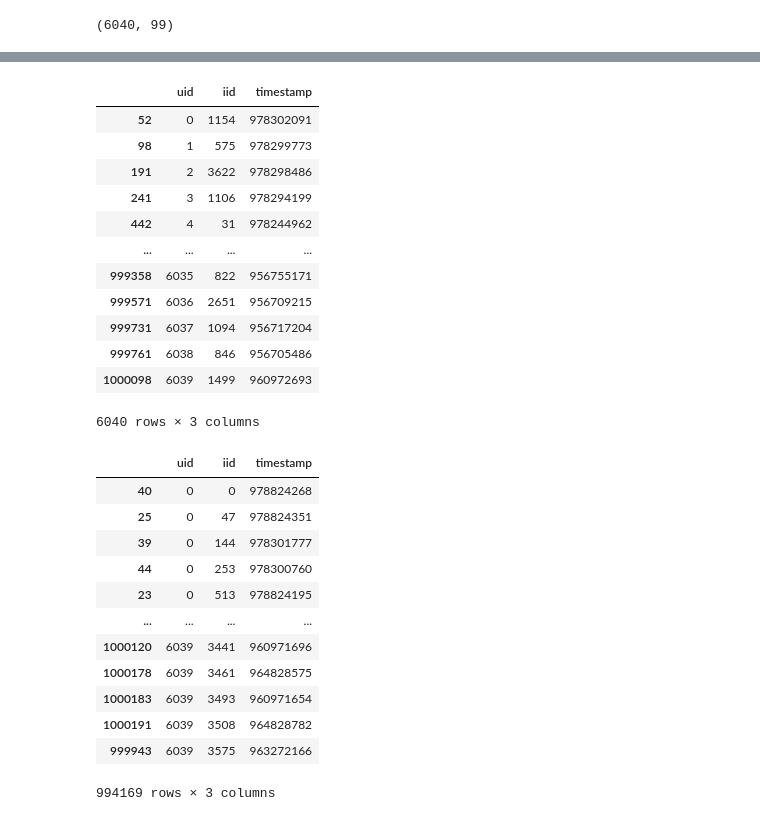
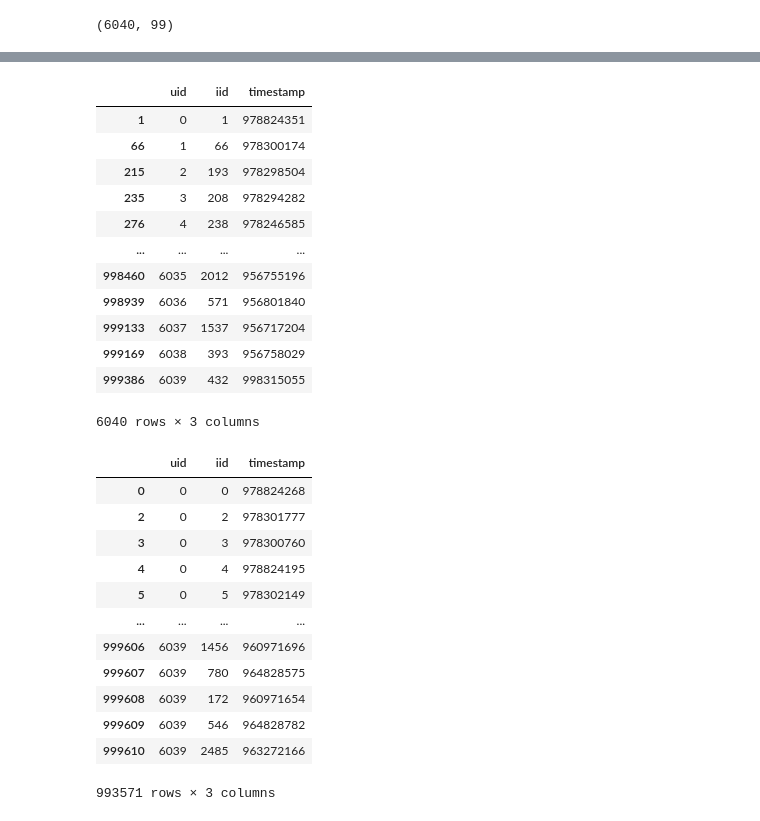
Before and after one commit to sihaixianyu/mf-cf, a Jupyter notebook: data/process.ipynb, the cells around one changed output, grey strips where cells are left out. Cells and saved outputs as stored; diff of their text form; code cells hidden in the pictures.

```diff
--- a/data/process.ipynb
+++ b/data/process.ipynb
@@ -9,6 +9,8 @@ import numpy as np
 data_dir = 'ml-1m/'
 rating_file = 'ratings.dat'
 
+min_itemcount = 20
+min_usercount = 5
 test_neg_num = 100
 
 np.random.seed(2021)
@@ -47,0 +47,6 @@ iids, len(iids)
+# %%
+user_group = raw_df.groupby('uid', as_index=False)
+user_itemcount = user_group.size()
+active_users = user_itemcount[user_itemcount['size'] >= min_itemcount]['uid']
+raw_df = raw_df[raw_df['uid'].isin(active_users)]
+raw_df
@@ -47,0 +67,7 @@ iids, len(iids)
+# %%
+item_group = raw_df.groupby('iid', as_index=False)
+item_usercount = item_group.size()
+item_usercount
+active_items = item_usercount[item_usercount['size'] >= min_usercount]['iid']
+raw_df = raw_df[raw_df['iid'].isin(active_items)]
+raw_df
@@ -78,6 +128,7 @@ iid_map = get_map(iids)
 raw_df['uid'] = raw_df['uid'].map(uid_map)
 raw_df['iid'] = raw_df['iid'].map(iid_map)
 
+raw_df = raw_df.reset_index(drop=True)
 raw_df
 # %% [output]
 |  | uid | iid | timestamp |
@@ -122,35 +184,35 @@ info_dict
 # %%
 latest_idxs = raw_df.groupby('uid')['timestamp'].idxmax()
-pos_test_df = raw_df.iloc[latest_idxs]
+pos_test_df = raw_df.loc[latest_idxs.values]
 pos_test_df
 # %% [output]
 |  | uid | iid | timestamp |
-| 52 | 0 | 1154 | 978302091 |
-| 98 | 1 | 575 | 978299773 |
-| 191 | 2 | 3622 | 978298486 |
-| 241 | 3 | 1106 | 978294199 |
-| 442 | 4 | 31 | 978244962 |
+| 1 | 0 | 1 | 978824351 |
+| 66 | 1 | 66 | 978300174 |
+| 215 | 2 | 193 | 978298504 |
+| 235 | 3 | 208 | 978294282 |
+| 276 | 4 | 238 | 978246585 |
 | ... | ... | ... | ... |
-| 999358 | 6035 | 822 | 956755171 |
-| 999571 | 6036 | 2651 | 956709215 |
-| 999731 | 6037 | 1094 | 956717204 |
-| 999761 | 6038 | 846 | 956705486 |
-| 1000098 | 6039 | 1499 | 960972693 |
+| 998460 | 6035 | 2012 | 956755196 |
+| 998939 | 6036 | 571 | 956801840 |
+| 999133 | 6037 | 1537 | 956717204 |
+| 999169 | 6038 | 393 | 956758029 |
+| 999386 | 6039 | 432 | 998315055 |
 6040 rows × 3 columns
 # %%
 pos_train_df = pd.concat([raw_df, pos_test_df, pos_test_df]).drop_duplicates(keep=False)
 pos_train_df
 # %% [output]
 |  | uid | iid | timestamp |
-| 40 | 0 | 0 | 978824268 |
-| 25 | 0 | 47 | 978824351 |
-| 39 | 0 | 144 | 978301777 |
-| 44 | 0 | 253 | 978300760 |
-| 23 | 0 | 513 | 978824195 |
+| 0 | 0 | 0 | 978824268 |
+| 2 | 0 | 2 | 978301777 |
+| 3 | 0 | 3 | 978300760 |
+| 4 | 0 | 4 | 978824195 |
+| 5 | 0 | 5 | 978302149 |
 | ... | ... | ... | ... |
-| 1000120 | 6039 | 3441 | 960971696 |
-| 1000178 | 6039 | 3461 | 964828575 |
-| 1000183 | 6039 | 3493 | 960971654 |
-| 1000191 | 6039 | 3508 | 964828782 |
-| 999943 | 6039 | 3575 | 963272166 |
+| 999606 | 6039 | 1456 | 960971696 |
+| 999607 | 6039 | 780 | 964828575 |
+| 999608 | 6039 | 172 | 960971654 |
+| 999609 | 6039 | 546 | 964828782 |
+| 999610 | 6039 | 2485 | 963272166 |
-994169 rows × 3 columns
+993571 rows × 3 columns
```
Also changed, not shown: parts of 17 cells of this notebook, 8 other files.
